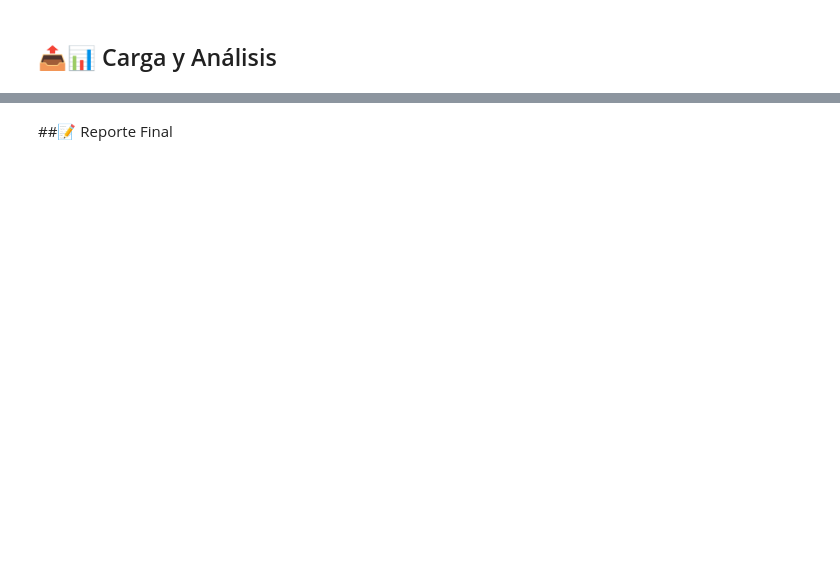
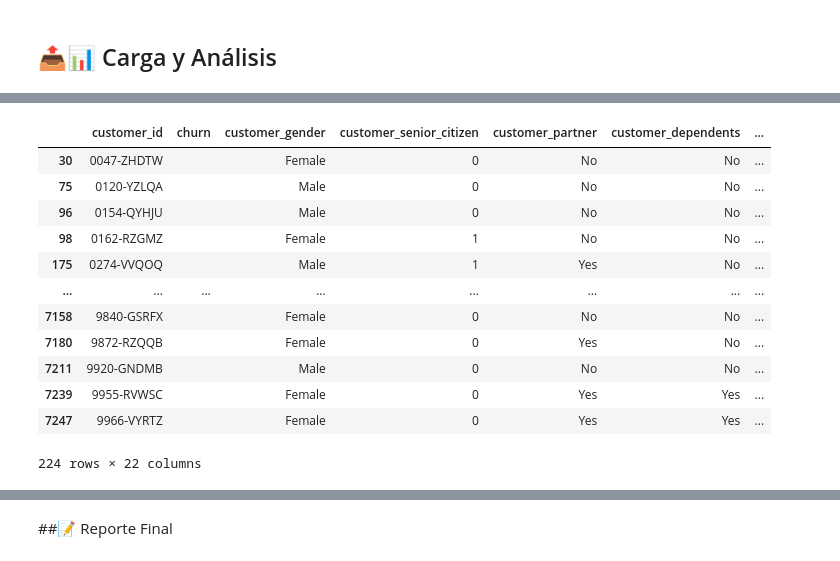
Before and after one commit to RientArlCroud/challenge3-analisis-de-datos, a Jupyter notebook: Challenge_3_Análisis_de_Datos.ipynb, the cells around one changed output, grey strips where cells are left out. Saved outputs shown, nothing was run; the diff lists cells and outputs as text; code cells hidden in the pictures; blank space fills up the shorter version.

```diff
--- a/Challenge_3_Análisis_de_Datos.ipynb
+++ b/Challenge_3_Análisis_de_Datos.ipynb
@@ -306,0 +412,16 @@ Aquí podemos ver que todos los string de los códigos son igual, y poseen la mi
+# %%
+df[df['churn'] == '']
+# %% [output]
+|  | customer_id | churn | customer_gender | customer_senior_citizen | customer_partner | customer_dependents | ... |
+| 30 | 0047-ZHDTW |  | Female | 0 | No | No | ... |
+| 75 | 0120-YZLQA |  | Male | 0 | No | No | ... |
+| 96 | 0154-QYHJU |  | Male | 0 | No | No | ... |
+| 98 | 0162-RZGMZ |  | Female | 1 | No | No | ... |
+| 175 | 0274-VVQOQ |  | Male | 1 | Yes | No | ... |
+| ... | ... | ... | ... | ... | ... | ... | ... |
+| 7158 | 9840-GSRFX |  | Female | 0 | No | No | ... |
+| 7180 | 9872-RZQQB |  | Female | 0 | Yes | No | ... |
+| 7211 | 9920-GNDMB |  | Male | 0 | No | No | ... |
+| 7239 | 9955-RVWSC |  | Female | 0 | Yes | Yes | ... |
+| 7247 | 9966-VYRTZ |  | Female | 0 | Yes | Yes | ... |
+224 rows × 22 columns
```
Also changed, not shown: parts of 26 cells of this notebook.
